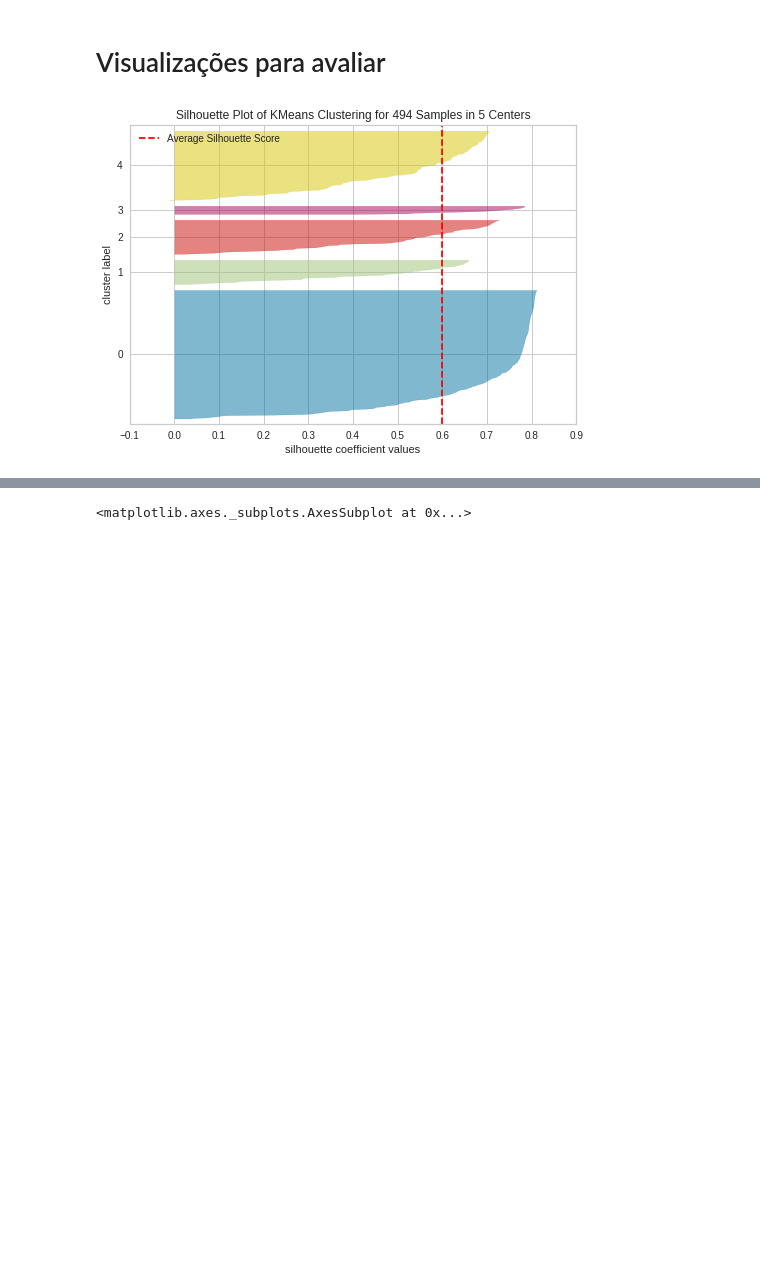
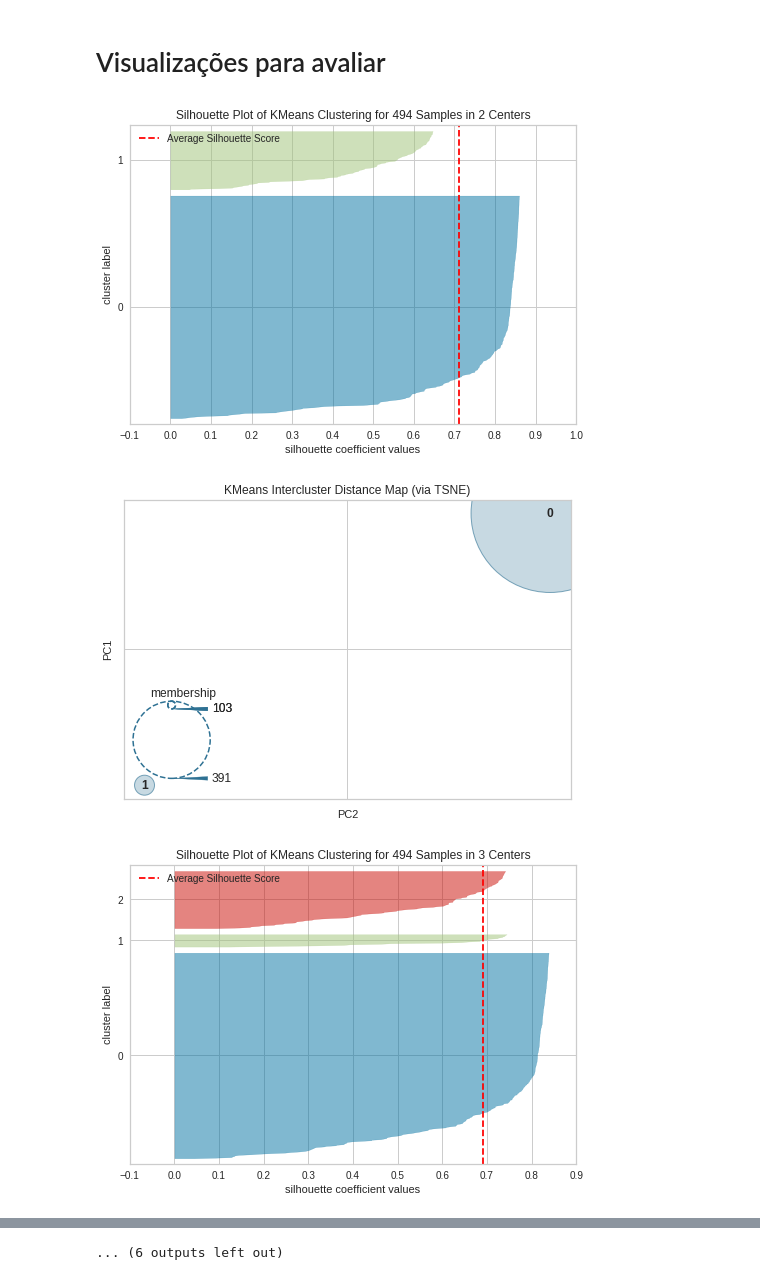
Before and after one commit to barbarasilveiraf/course_metrics, a Jupyter notebook: src/ml/notebooks/Cluster Example.ipynb, the cells around one changed output, grey strips where cells are left out. Drawn from its saved outputs; the diff is of its cells as text; code cells hidden in the pictures; blank space fills up the shorter version.

Commit message:
updates clusters

```diff
--- a/src/ml/notebooks/Cluster Example.ipynb
+++ b/src/ml/notebooks/Cluster Example.ipynb
@@ -38,0 +69,6 @@ sns.heatmap(corr,
+# %%
+model = KMeans()
+visualizer = KElbowVisualizer(model, k=(2,12), metric="calinski_harabasz")
+
+visualizer.fit(X)        # Fit the data to the visualizer
+visualizer.show()        # Finalize and render the figure
@@ -38,0 +78,6 @@ sns.heatmap(corr,
+# %%
+model = KMeans()
+visualizer = KElbowVisualizer(model, k=(2,12), metric="silhouette")
+
+visualizer.fit(X)        # Fit the data to the visualizer
+visualizer.show()        # Finalize and render the figure
@@ -39,6 +87,6 @@ sns.heatmap(corr,
 # %%
 model = KMeans()
-visualizer = KElbowVisualizer(model, k=(4,12))
+visualizer = KElbowVisualizer(model, k=(2,12))
 
 visualizer.fit(X)        # Fit the data to the visualizer
 visualizer.show()        # Finalize and render the figure
@@ -50,8 +96,10 @@ visualizer.show()        # Finalize and render the figure
 # %%
-ks = [7,6,5,4,3]
-for k in ks:
+for k in range(2,11):
     model = KMeans(k, random_state=42)
-    model.fit(X)
+    model.fit(X[cols])
+    col = "clusterk_"+str(k)
+    X[col] = model.labels_
+    Visualization.count_values(X, col, "Quantidade Dos grupos")
     print("k=",k)
     print(Metrics.clusterization(X, model.labels_))
     print("____")
@@ -74,9 +133,17 @@ ____
 # %% [markdown]
 # Visualizações para avaliar
 # %%
-model = KMeans(5, random_state=42)
-visualizer = SilhouetteVisualizer(model, colors='yellowbrick')
-visualizer.fit(X)        # Fit the data to the visualizer
-visualizer.show()
+for k in range(2,11):
+    model = KMeans(k, random_state=42)
+    visualizer = SilhouetteVisualizer(model, colors='yellowbrick', random_state=42)
+    visualizer.fit(X[cols])
+    visualizer.show()
+
+    model = KMeans(k, random_state=42)
+    visualizer = InterclusterDistance(model, embedding="tsne", random_state=42)
+    visualizer.fit(X)        # Fit the data to the visualizer
+    visualizer.show()        # Finalize and render the figure
 # %% [output]
-[figure, old version]
+[figure, new version]
+[figure, added]
+[figure, added]
@@ -83 +159 @@ visualizer.show()
-<matplotlib.axes._subplots.AxesSubplot at 0x...>
+... (6 outputs left out)
```
Also changed, not shown: parts of 12 cells of this notebook.
